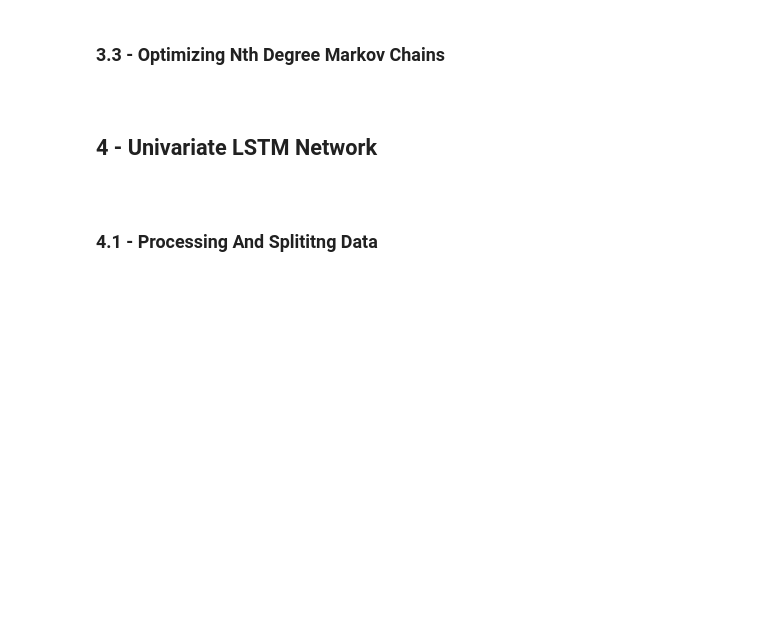
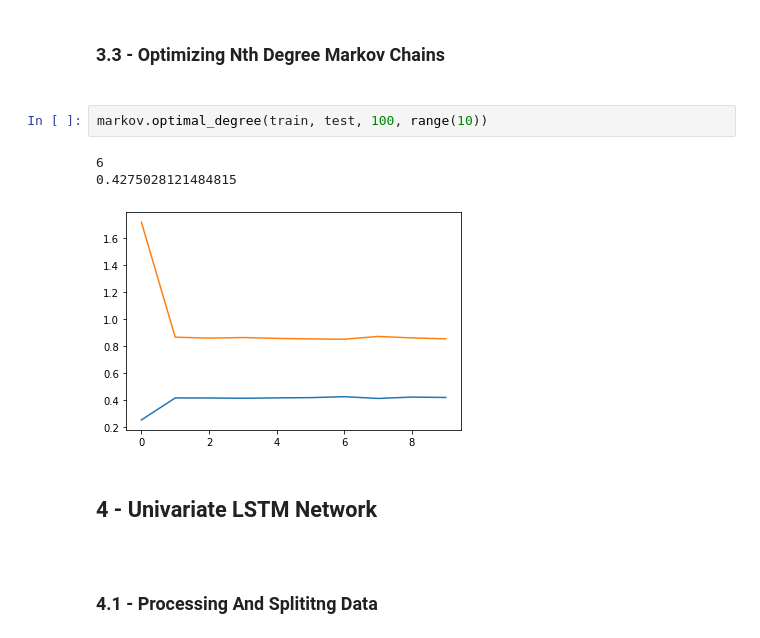
Before and after one commit to AndersonShroeder/Stock-Lstm, a Jupyter notebook: Short Run Prediction/analysis.ipynb, the cells around one changed output. Cells and saved outputs as stored; diff of their text form; blank space fills up the shorter version.

```diff
--- a/Short Run Prediction/analysis.ipynb
+++ b/Short Run Prediction/analysis.ipynb
@@ -163,5 +155,11 @@ NameError: name 'np' is not defined
 # %% [markdown]
 <h3>3.3 - Optimizing Nth Degree Markov Chains<h3>
+# %%
+markov.optimal_degree(train, test, 100, range(10))
+# %% [output]
+6
+0.4275028121484815
+[figure, added]
 # %% [markdown]
 <h2>4 - Univariate LSTM Network<h2>
 # %% [markdown]
```
Also changed, not shown: parts of 9 cells of this notebook, 1 other file.
